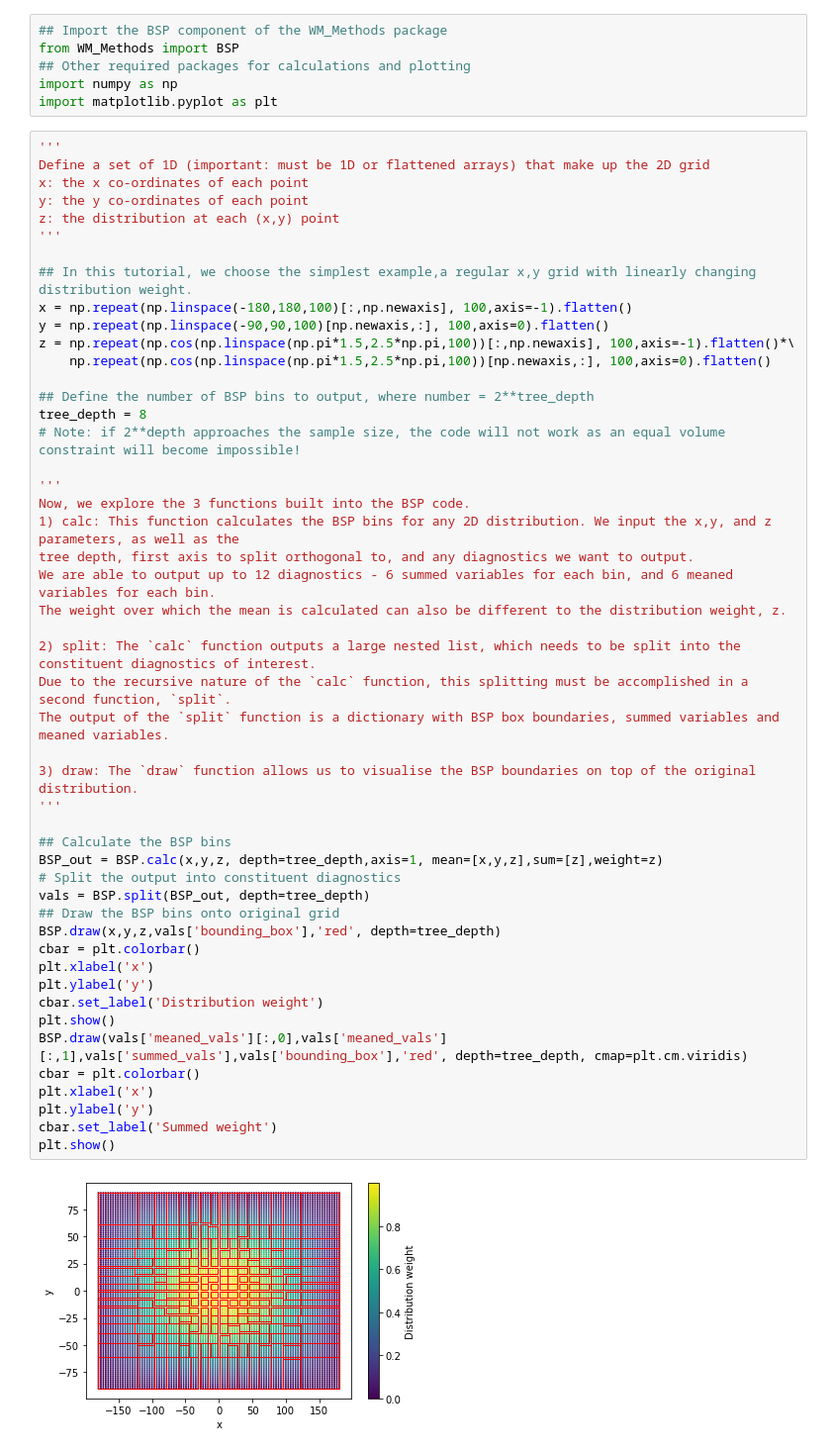
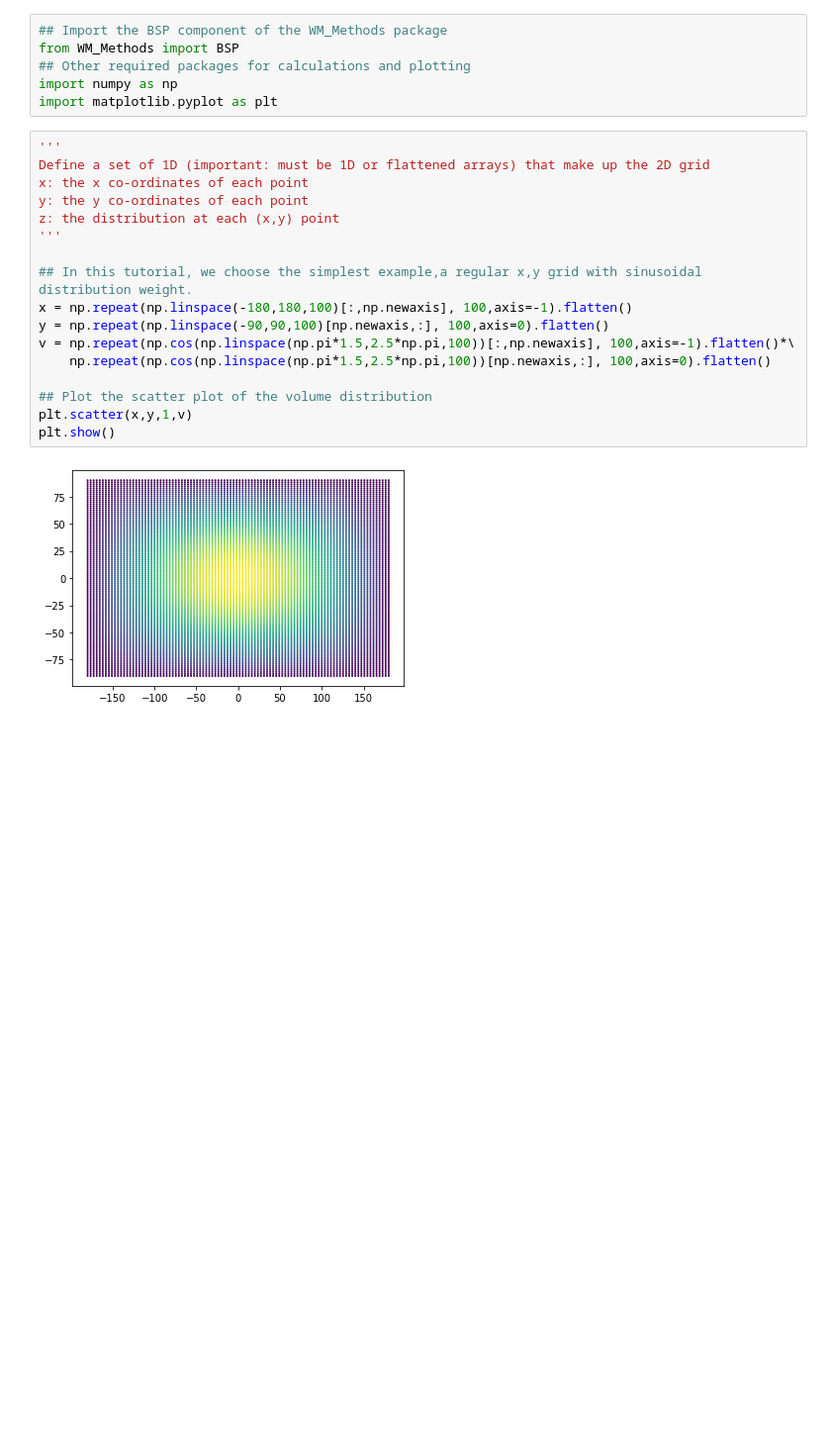
Before and after one commit to taimoorsohail/WM_Methods, a Jupyter notebook: BSP_tutorial.ipynb, the cells around one changed output. Shown: that part at 99% size. Drawn from its saved outputs; the diff is of its cells as text; blank space fills up the shorter version.

```diff
--- a/BSP_tutorial.ipynb
+++ b/BSP_tutorial.ipynb
@@ -12,51 +12,19 @@ import matplotlib.pyplot as plt
 # %%
 '''
 Define a set of 1D (important: must be 1D or flattened arrays) that make up the 2D grid
 x: the x co-ordinates of each point
 y: the y co-ordinates of each point
 z: the distribution at each (x,y) point
 '''
 
-## In this tutorial, we choose the simplest example,a regular x,y grid with linearly changing distribution weight.
+## In this tutorial, we choose the simplest example,a regular x,y grid with sinusoidal distribution weight.
 x = np.repeat(np.linspace(-180,180,100)[:,np.newaxis], 100,axis=-1).flatten()
 y = np.repeat(np.linspace(-90,90,100)[np.newaxis,:], 100,axis=0).flatten()
-z = np.repeat(np.cos(np.linspace(np.pi*1.5,2.5*np.pi,100))[:,np.newaxis], 100,axis=-1).flatten()*\
+v = np.repeat(np.cos(np.linspace(np.pi*1.5,2.5*np.pi,100))[:,np.newaxis], 100,axis=-1).flatten()*\
     np.repeat(np.cos(np.linspace(np.pi*1.5,2.5*np.pi,100))[np.newaxis,:], 100,axis=0).flatten()
 
-## Define the number of BSP bins to output, where number = 2**tree_depth
-tree_depth = 8
-# Note: if 2**depth approaches the sample size, the code will not work as an equal volume constraint will become impossible!
-
-'''
-Now, we explore the 3 functions built into the BSP code.
-1) calc: This function calculates the BSP bins for any 2D distribution. We input the x,y, and z parameters, as well as the
-tree depth, first axis to split orthogonal to, and any diagnostics we want to output.
-We are able to output up to 12 diagnostics - 6 summed variables for each bin, and 6 meaned variables for each bin.
-The weight over which the mean is calculated can also be different to the distribution weight, z.
-
-2) split: The `calc` function outputs a large nested list, which needs to be split into the constituent diagnostics of interest.
-Due to the recursive nature of the `calc` function, this splitting must be accomplished in a second function, `split`.
-The output of the `split` function is a dictionary with BSP box boundaries, summed variables and meaned variables.
-
-3) draw: The `draw` function allows us to visualise the BSP boundaries on top of the original distribution.
-'''
-
-## Calculate the BSP bins
-BSP_out = BSP.calc(x,y,z, depth=tree_depth,axis=1, mean=[x,y,z],sum=[z],weight=z)
-# Split the output into constituent diagnostics
-vals = BSP.split(BSP_out, depth=tree_depth)
-## Draw the BSP bins onto original grid
-BSP.draw(x,y,z,vals['bounding_box'],'red', depth=tree_depth)
-cbar = plt.colorbar()
-plt.xlabel('x')
-plt.ylabel('y')
-cbar.set_label('Distribution weight')
+## Plot the scatter plot of the volume distribution
+plt.scatter(x,y,1,v)
 plt.show()
-BSP.draw(vals['meaned_vals'][:,0],vals['meaned_vals'][:,1],vals['summed_vals'],vals['bounding_box'],'red', depth=tree_depth, cmap=plt.cm.viridis)
-cbar = plt.colorbar()
-plt.xlabel('x')
-plt.ylabel('y')
-cbar.set_label('Summed weight')
-plt.show()
 # %% [output]
-[figure, old version]
+[figure, new version]
```
Also changed, not shown: parts of 2 cells of this notebook, 5 other files.
